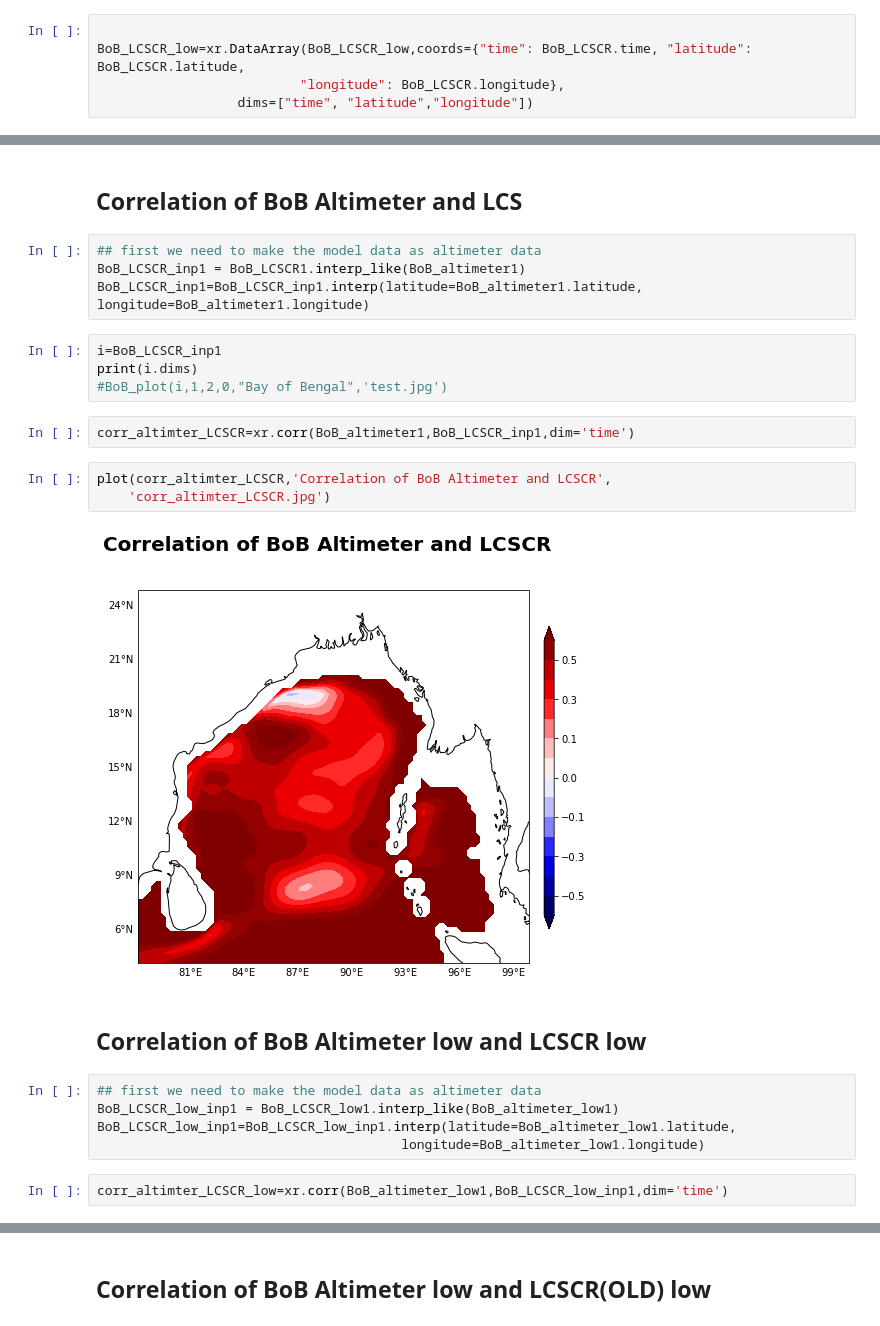
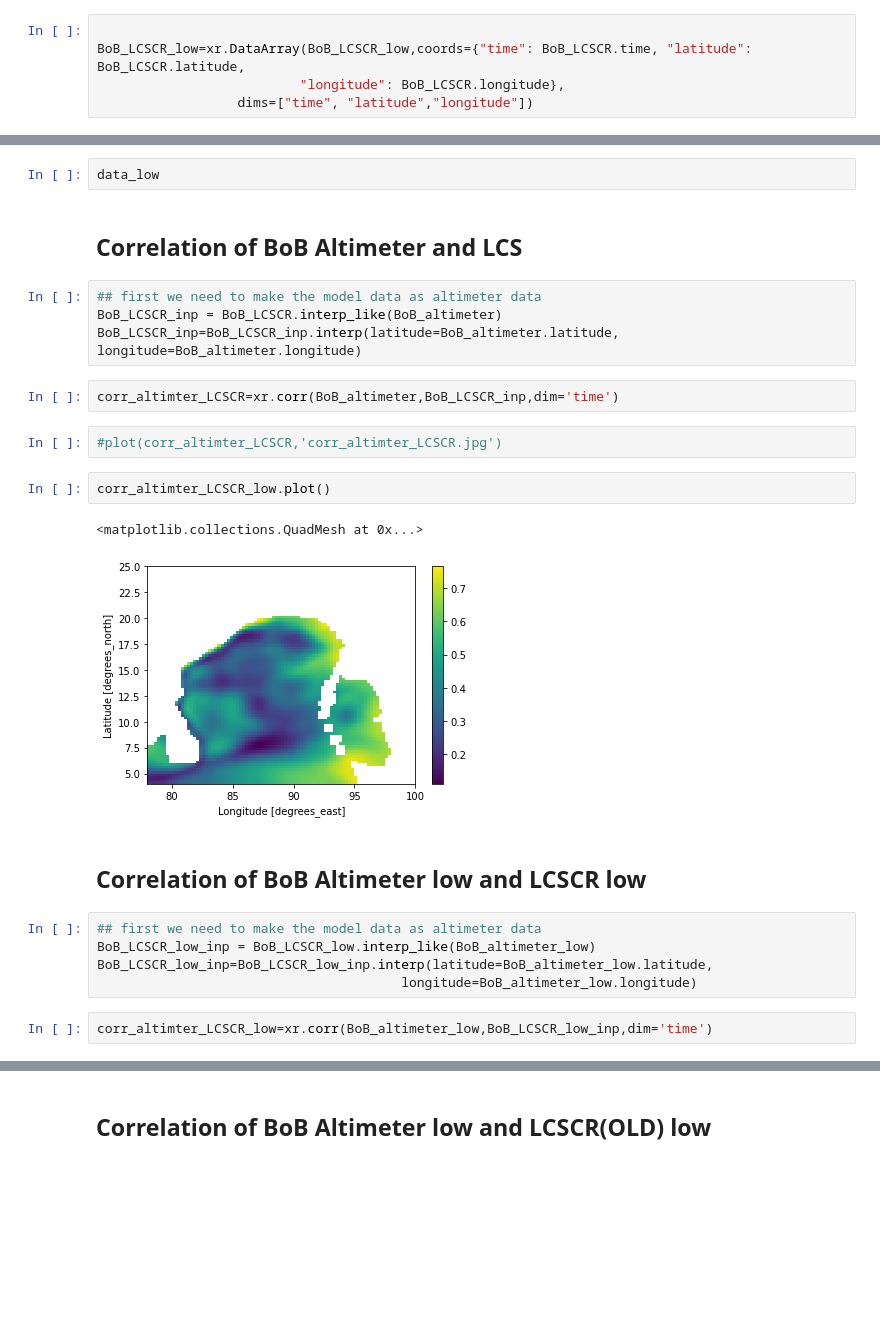
Before and after one commit to ghossh/BoB-Decadal-SLA, a Jupyter notebook: BoB_plots.ipynb, the cells around one changed output, grey strips where cells are left out. Drawn from its saved outputs; the diff is of its cells as text; blank space fills up the shorter version.

```diff
--- a/BoB_plots.ipynb
+++ b/BoB_plots.ipynb
@@ -249,29 +291,29 @@ BoB_LCSCR_low_old1=BoB_LCSCR_low_old.sel(time=slice('2000-01-01','2010-12-31'))
+# %%
+data_low
 # %% [markdown]
 ## Correlation of BoB Altimeter and LCS
 # %%
 ## first we need to make the model data as altimeter data
-BoB_LCSCR_inp1 = BoB_LCSCR1.interp_like(BoB_altimeter1)
-BoB_LCSCR_inp1=BoB_LCSCR_inp1.interp(latitude=BoB_altimeter1.latitude, longitude=BoB_altimeter1.longitude)
+BoB_LCSCR_inp = BoB_LCSCR.interp_like(BoB_altimeter)
+BoB_LCSCR_inp=BoB_LCSCR_inp.interp(latitude=BoB_altimeter.latitude, longitude=BoB_altimeter.longitude)
-# %%
-i=BoB_LCSCR_inp1
-print(i.dims)
-#BoB_plot(i,1,2,0,"Bay of Bengal",'test.jpg')
-# %%
-corr_altimter_LCSCR=xr.corr(BoB_altimeter1,BoB_LCSCR_inp1,dim='time')
+# %%
+corr_altimter_LCSCR=xr.corr(BoB_altimeter,BoB_LCSCR_inp,dim='time')
 # %%
-plot(corr_altimter_LCSCR,'Correlation of BoB Altimeter and LCSCR',
-    'corr_altimter_LCSCR.jpg')
+#plot(corr_altimter_LCSCR,'corr_altimter_LCSCR.jpg')
-# %% [output]
-[figure, removed]
+# %%
+corr_altimter_LCSCR_low.plot()
+# %% [output]
+<matplotlib.collections.QuadMesh at 0x...>
+[figure, added]
 # %% [markdown]
 ## Correlation of BoB Altimeter low and LCSCR low
 # %%
 ## first we need to make the model data as altimeter data
-BoB_LCSCR_low_inp1 = BoB_LCSCR_low1.interp_like(BoB_altimeter_low1)
-BoB_LCSCR_low_inp1=BoB_LCSCR_low_inp1.interp(latitude=BoB_altimeter_low1.latitude,
-                                       longitude=BoB_altimeter_low1.longitude)
+BoB_LCSCR_low_inp = BoB_LCSCR_low.interp_like(BoB_altimeter_low)
+BoB_LCSCR_low_inp=BoB_LCSCR_low_inp.interp(latitude=BoB_altimeter_low.latitude,
+                                       longitude=BoB_altimeter_low.longitude)
 # %%
-corr_altimter_LCSCR_low=xr.corr(BoB_altimeter_low1,BoB_LCSCR_low_inp1,dim='time')
+corr_altimter_LCSCR_low=xr.corr(BoB_altimeter_low,BoB_LCSCR_low_inp,dim='time')
 # %%
 plot(corr_altimter_LCSCR_low,'Correlation of BoB Altimeter \n Low and LCSCR(NEW) Low',
     'corr_altimter_LCSCR_low.jpg')
```
Also changed, not shown: parts of 46 cells of this notebook, 7 other files.
